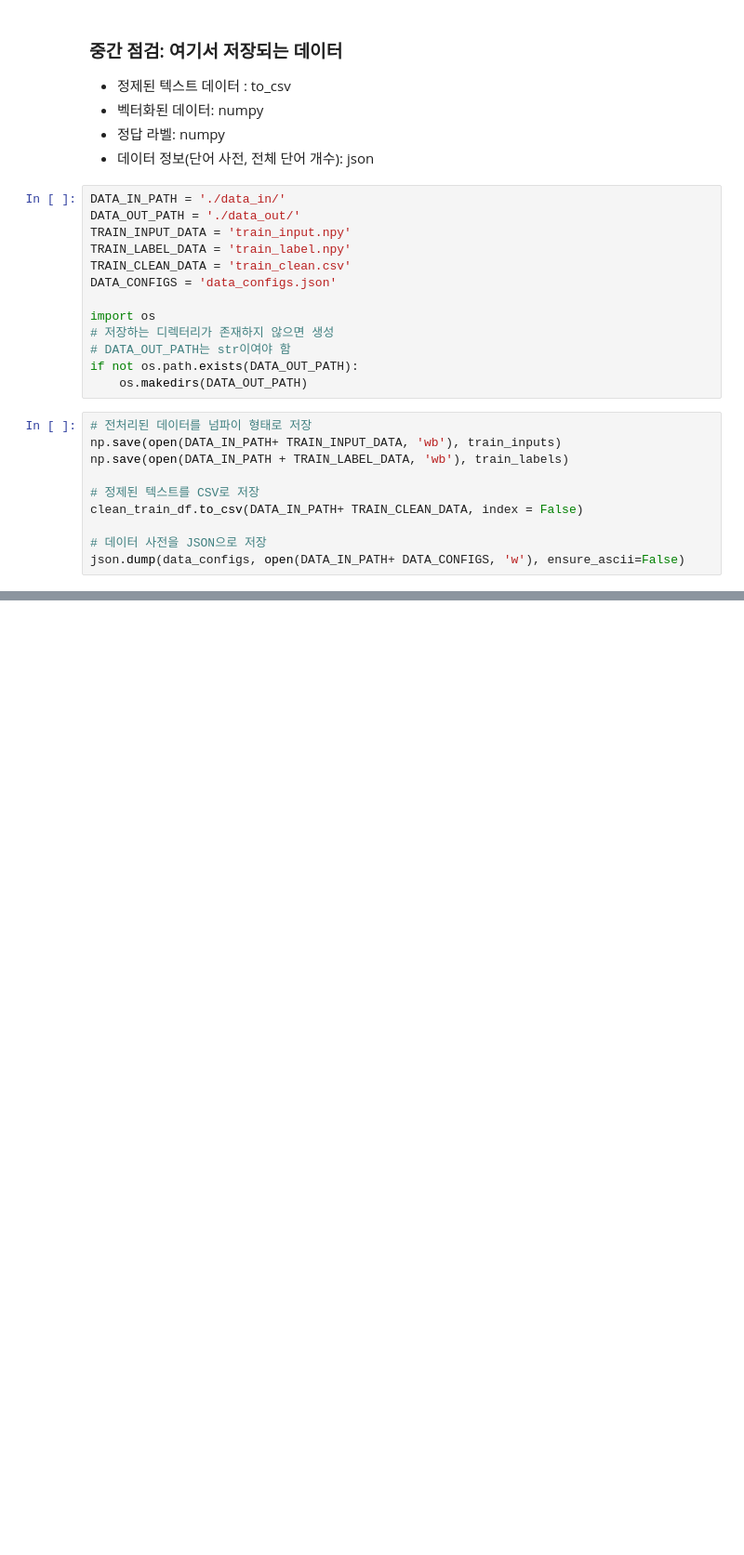
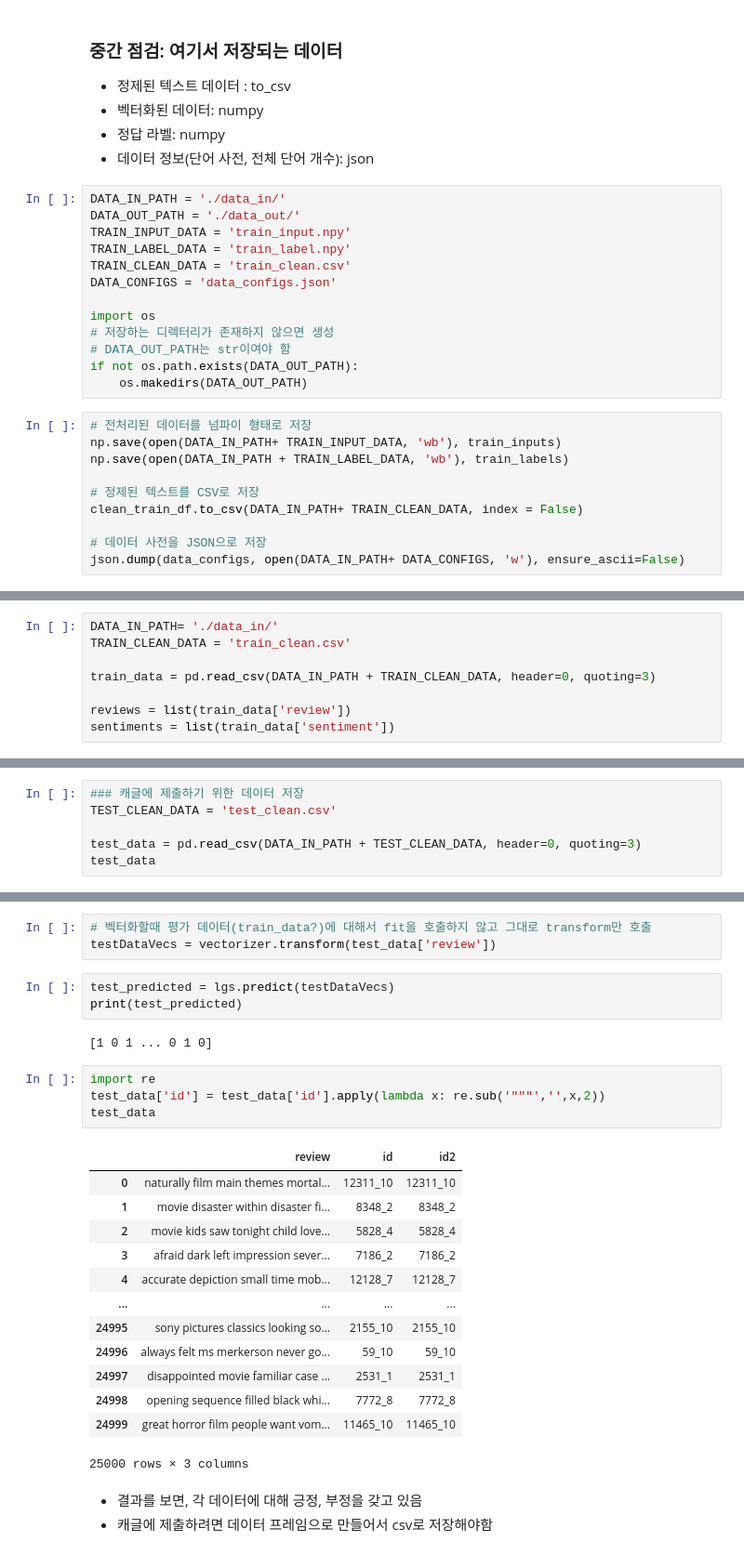
Before and after one commit to indiegolab/nlp_class, a Jupyter notebook: popcorn_movie_NLP.ipynb, the cells around one changed output, grey strips where cells are left out. Shown at 93% size. Cells and saved outputs as stored; diff of their text form; blank space fills up the shorter version.

```diff
--- a/popcorn_movie_NLP.ipynb
+++ b/popcorn_movie_NLP.ipynb
@@ -498,0 +548,8 @@ TF-IDF -> 벡터화 -> 학습/검증셋 분리 -> 모델 선언/학습 -> 검증
+# %%
+DATA_IN_PATH= './data_in/'
+TRAIN_CLEAN_DATA = 'train_clean.csv'
+
+train_data = pd.read_csv(DATA_IN_PATH + TRAIN_CLEAN_DATA, header=0, quoting=3)
+
+reviews = list(train_data['review'])
+sentiments = list(train_data['sentiment'])
@@ -498,0 +642,6 @@ TF-IDF -> 벡터화 -> 학습/검증셋 분리 -> 모델 선언/학습 -> 검증
+# %%
+### 캐글에 제출하기 위한 데이터 저장
+TEST_CLEAN_DATA = 'test_clean.csv'
+
+test_data = pd.read_csv(DATA_IN_PATH + TEST_CLEAN_DATA, header=0, quoting=3)
+test_data
@@ -498,0 +662,29 @@ TF-IDF -> 벡터화 -> 학습/검증셋 분리 -> 모델 선언/학습 -> 검증
+# %%
+# 벡터화할때 평가 데이터(train_data?)에 대해서 fit을 호출하지 않고 그대로 transform만 호출
+testDataVecs = vectorizer.transform(test_data['review'])
+# %%
+test_predicted = lgs.predict(testDataVecs)
+print(test_predicted)
+# %% [output]
+[1 0 1 ... 0 1 0]
+# %%
+import re
+test_data['id'] = test_data['id'].apply(lambda x: re.sub('"""','',x,2))
+test_data
+# %% [output]
+|  | review | id | id2 |
+| 0 | naturally film main themes mortal... | 12311_10 | 12311_10 |
+| 1 | movie disaster within disaster fi... | 8348_2 | 8348_2 |
+| 2 | movie kids saw tonight child love... | 5828_4 | 5828_4 |
+| 3 | afraid dark left impression sever... | 7186_2 | 7186_2 |
+| 4 | accurate depiction small time mob... | 12128_7 | 12128_7 |
+| ... | ... | ... | ... |
+| 24995 | sony pictures classics looking so... | 2155_10 | 2155_10 |
+| 24996 | always felt ms merkerson never go... | 59_10 | 59_10 |
+| 24997 | disappointed movie familiar case ... | 2531_1 | 2531_1 |
+| 24998 | opening sequence filled black whi... | 7772_8 | 7772_8 |
+| 24999 | great horror film people want vom... | 11465_10 | 11465_10 |
+25000 rows × 3 columns
+# %% [markdown]
+- 결과를 보면, 각 데이터에 대해 긍정, 부정을 갖고 있음
+- 캐글에 제출하려면 데이터 프레임으로 만들어서 csv로 저장해야함
```
Also changed, not shown: parts of 37 cells of this notebook.
